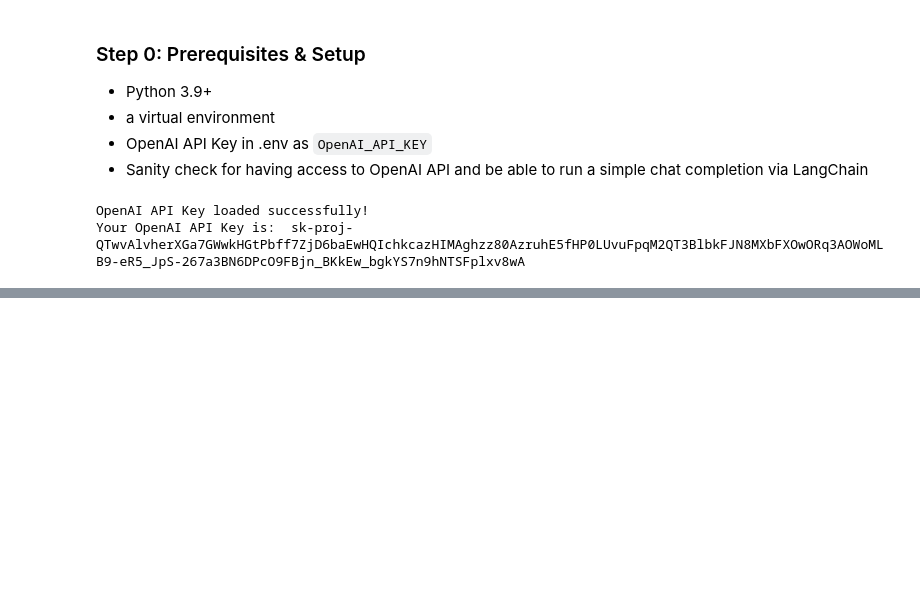
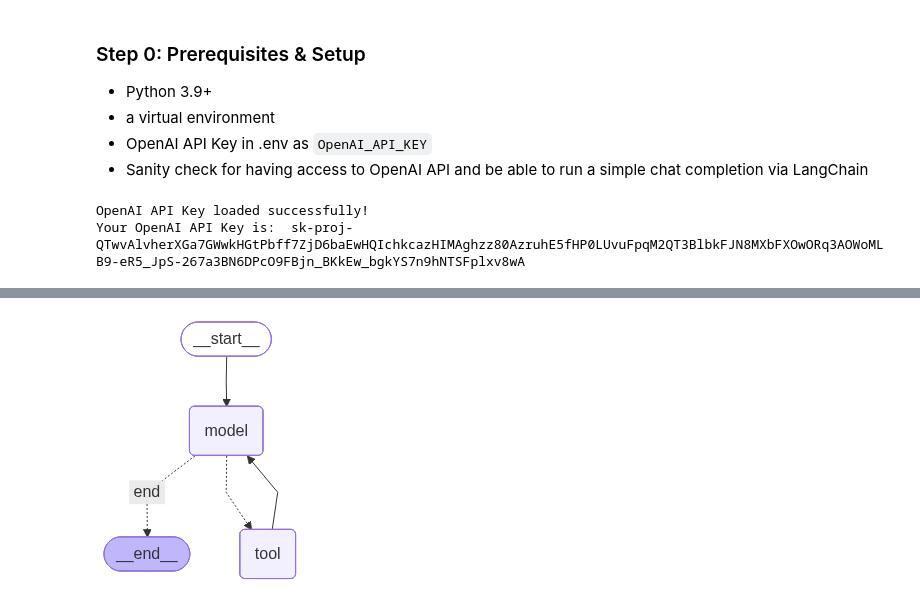
Before and after one commit to Vincent-20-100/Agentic_Systems_Lamy-Waerniers, a Jupyter notebook: code/project.ipynb, the cells around one changed output, grey strips where cells are left out. Drawn from its saved outputs; the diff is of its cells as text; code cells hidden in the pictures; blank space fills up the shorter version.

```diff
--- a/code/project.ipynb
+++ b/code/project.ipynb
@@ -117,7 +103,7 @@ def execute_sql_query(query: str, db_path: str) -> str:
     finally:
         connect.close()
 # %%
-# tools: get_db_schema
+# tool 2: get_db_schema
 import json
 
 @tool
@@ -155,19 +141,17 @@ def get_db_schema(db_path: str = "../data") -> str:
             database = {
                 "name": db_file["name"],
                 "path": db_file["path"],
-                "total_size_mb": round(os.path.getsize(db_file["path"]) / (1024 * 1024), 2),
                 "tables": []
             }
 
             # Get all tables
-            cursor.execute("SELECT name FROM sqlite_master WHERE type='table' AND name NOT LIKE 'sqlite_%'")
+            cursor.execute("SELECT name FROM sqlite_master WHERE type='table';")
             tables = [table[0] for table in cursor.fetchall()]
 
             for table in tables:
                 table_info = {
                     "name": table,
-                    "columns": [],
-                    "indexes": []
+                    "columns": []
                 }
 
                 # Get column information
@@ -176,23 +160,8 @@ def get_db_schema(db_path: str = "../data") -> str:
                 for col in columns:
                     table_info["columns"].append({
                         "name": col[1],
-                        "type": col[2],
-                        "nullable": col[3] == 0
+                        "type": col[2]
                     })
-
-                # Get indexes
-                cursor.execute(f"PRAGMA index_list({table})")
-                indexes = cursor.fetchall()
-                for idx in indexes:
-                    index_info = {
-                        "name": idx[1],
-                        "unique": idx[2] == 1,
-                        "columns": []
-                    }
-                    cursor.execute(f"PRAGMA index_info({idx[1]})")
-                    idx_cols = cursor.fetchall()
-                    index_info["columns"] = [col[2] for col in idx_cols]
-                    table_info["indexes"].append(index_info)
 
                 database["tables"].append(table_info)
 
@@ -313,0 +282,21 @@ Sure, I can help with that. But first, I need to know the structure of your data
+# %%
+from IPython.display import Image, display
+
+def display_graph(graph: any):
+    try:
+        display(Image(graph.get_graph().draw_mermaid_png()))
+    except Exception:
+        # This requires some extra dependencies and is optional
+        pass
+
+def print_stream(stream):
+    for s in stream:
+        message = s["messages"][-1]
+        if isinstance(message, tuple):
+            print(message)
+        else:
+            message.pretty_print()
+
+display_graph(app)
+# %% [output]
+[figure, added]
```
Also changed, not shown: parts of 15 cells of this notebook, 1 other file.
